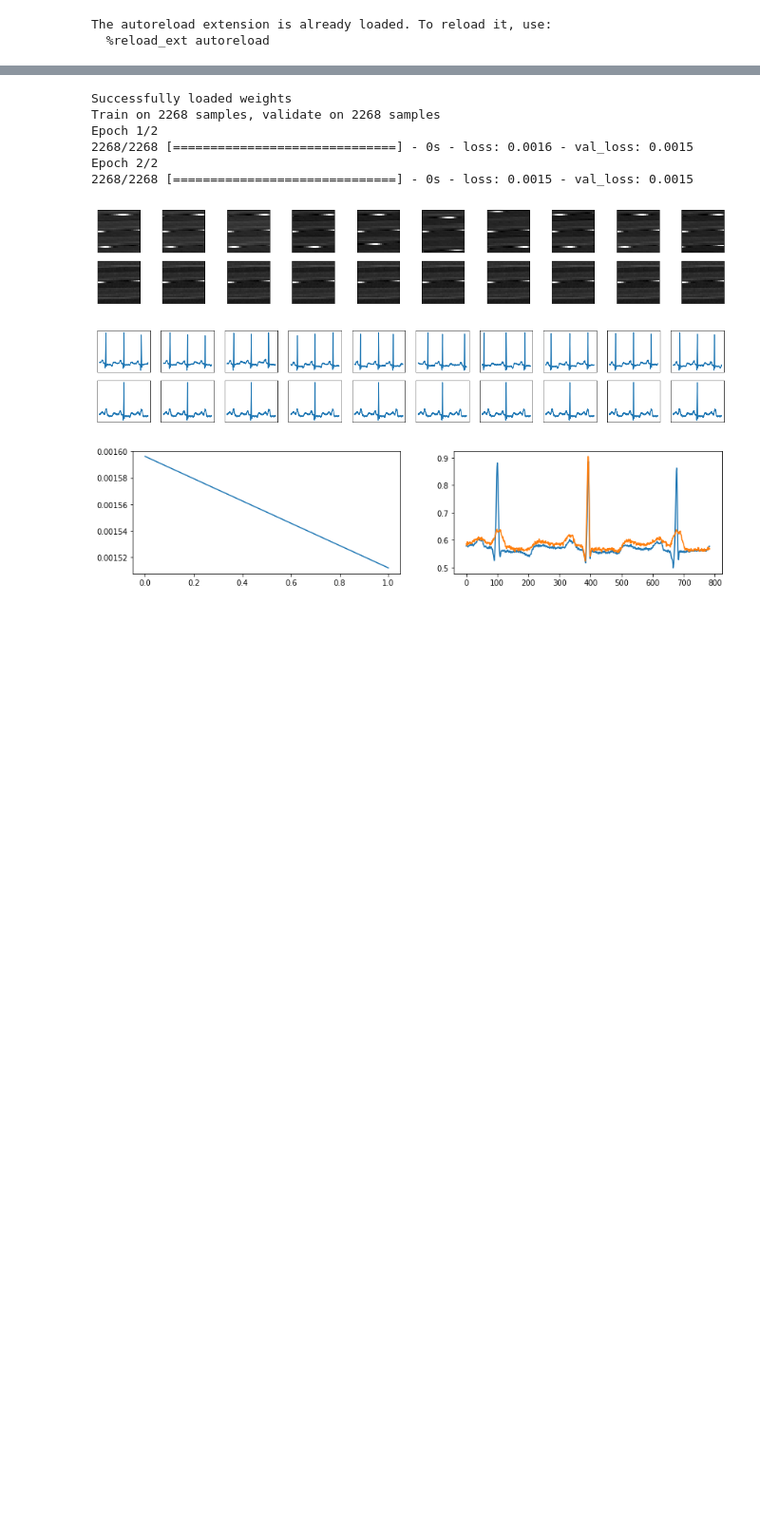
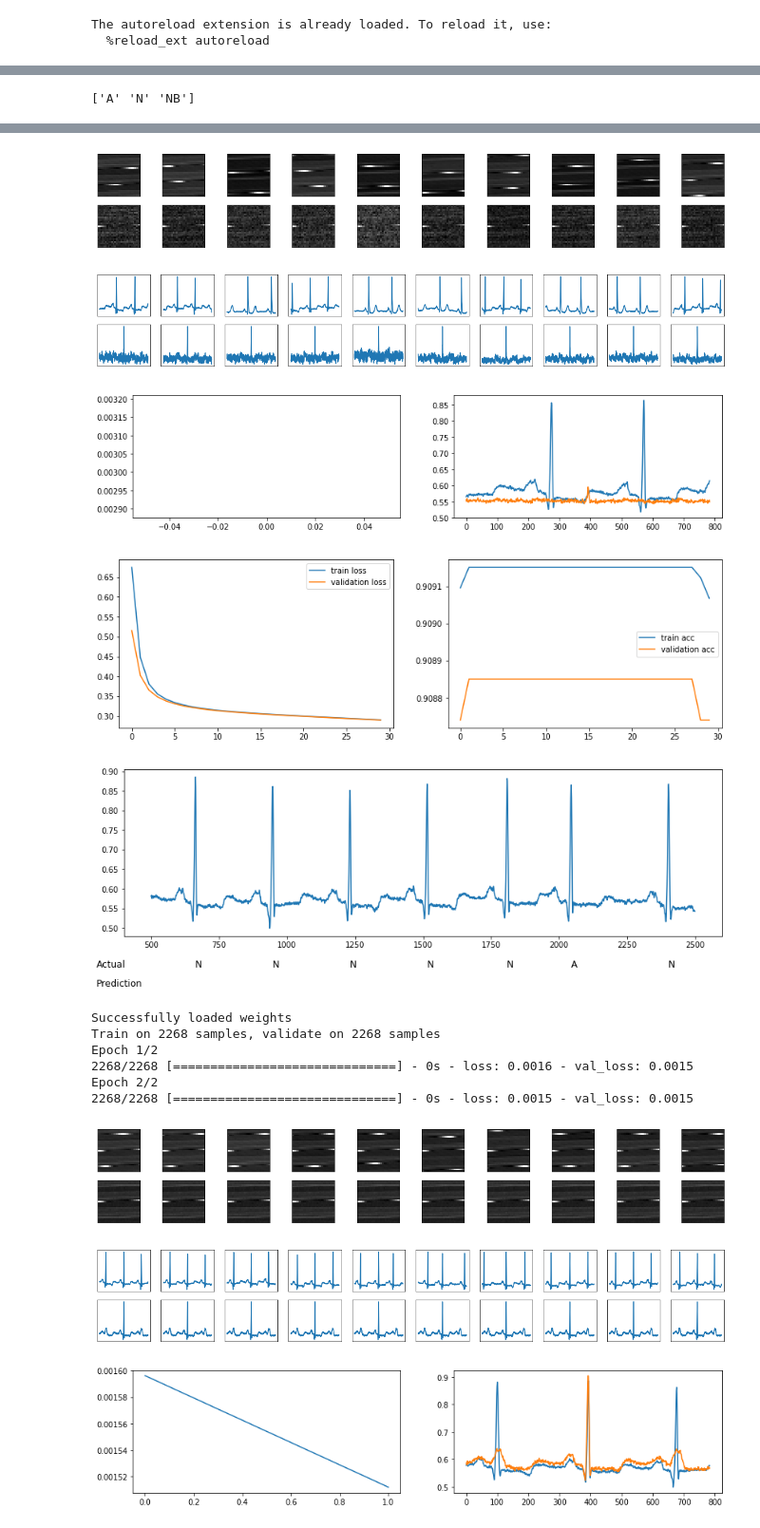
Before and after one commit to piotrbazan/machine-learning, a Jupyter notebook: projects/ecg/ecg.ipynb, the cells around one changed output, grey strips where cells are left out. Shown: that part at 95% size. Saved outputs shown, nothing was run; the diff lists cells and outputs as text; code cells hidden in the pictures; blank space fills up the shorter version.

Commit message:
Adding validation diagram

```diff
--- a/projects/ecg/ecg.ipynb
+++ b/projects/ecg/ecg.ipynb
@@ -28,8 +29,6 @@ data = load_clean_data([0, 1])
 #plot_ewma(data[0]['signals'], 400)
 # %%
 features, labels = create_features_labels(data, 784)
-x_train, x_test, y_train, y_test = train_test_split(features, labels, test_size = 0.2, random_state = 0)
+lb = LabelBinarizer()
+bin_labels = lb.fit_transform(labels)
+x_train, x_test, y_train, y_test = train_test_split(features, bin_labels, test_size = 0.2, random_state = 0)
-# %%
-lb = LabelBinarizer()
-y_train_b = lb.fit_transform(y_train)
-y_test_b = lb.transform(y_test)
@@ -66,3 +34,0 @@ model.compile(optimizer='adam',
-# %%
-model.fit(x_train, y_train_b, epochs=10, batch_size=512, shuffle=True, verbose=1,
-                           validation_data=(x_test, y_test_b))
@@ -111,0 +35,14 @@ Epoch 1/1
+# %%
+print(lb.classes_)
+# %% [output]
+['A' 'N' 'NB']
+# %%
+ann = data[0]['annotations']
+sig = data[0]['signals']
+# %%
+encoders = create_encoders(784, [], 64)
+fit(encoders, x_train, x_test, epochs=1, filename='weights/784_64.h5', load_prev=True)
+full_model = create_full_model(encoders[1], [3])
+fit_full_model(full_model, x_train, x_test, y_train, y_test, epochs=30, verbose=0)
+plot_validation_diagram(full_model, lb.classes_, ann, sig, 500, 2500)
+# %% [output]
@@ -112,3 +53,8 @@ Epoch 1/1
+[figure, added]
+[figure, added]
+[figure, added]
+[figure, added]
+[figure, added]
 # %%
 fit(create_encoders(784, [256, 128], 64), x_train, x_test, epochs=2, filename='weights/784_256_128_64.h5', load_prev=True)
 # %% [output]
```
Also changed, not shown: parts of 11 cells of this notebook, 1 other file.
